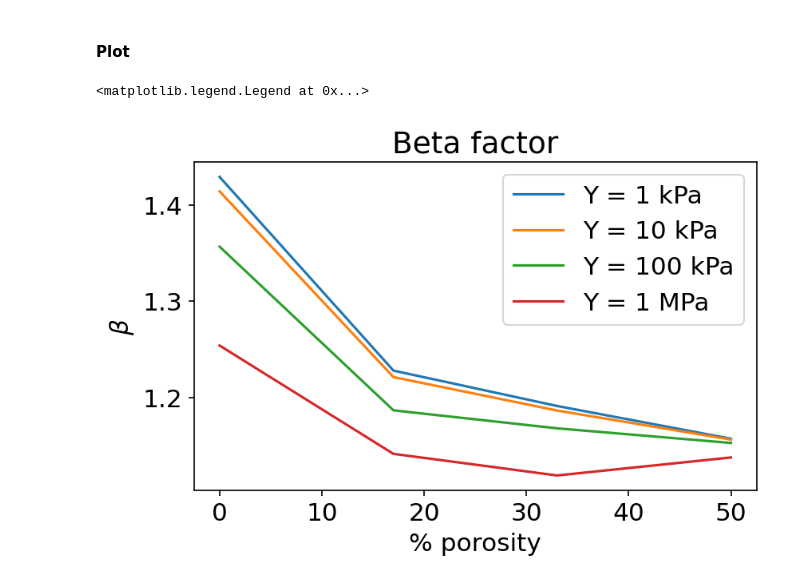
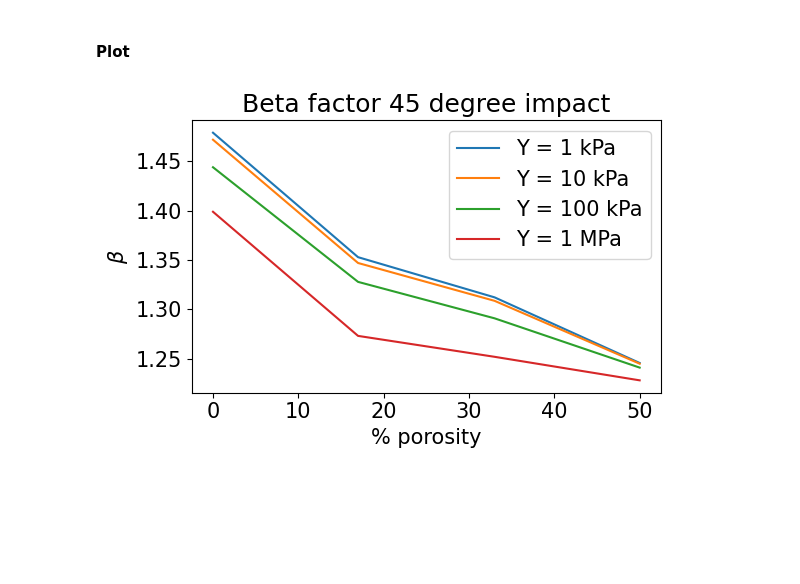
Before and after one commit to maxtue/DidymoonImpact, a Jupyter notebook: data_analysis/simulation_results.ipynb, the cells around one changed output. Cells and saved outputs as stored; diff of their text form; code cells hidden in the pictures; blank space fills up the shorter version.

Commit message:
beta and momentum figures created

```diff
--- a/data_analysis/simulation_results.ipynb
+++ b/data_analysis/simulation_results.ipynb
@@ -9,11 +9,13 @@ import pandas as pd
 
 import os
 import h5py
+import quantecon as qe
+
 from betafactor import betafactor
 
 %load_ext nb_black
 %matplotlib inline
-plt.rcParams["figure.dpi"] = 150
+plt.rcParams["figure.dpi"] = 100
 pd.set_option("display.precision", 2)
 plt.rcParams.update({"font.size": 15})
 plt.rcParams.update({"figure.autolayout": True})
@@ -51,9 +55,10 @@ files
 [interactive output not drawn]
 # %%
 ejecta_thresh = 0.75
+angle = 45
 betas = {}
 for i, file in enumerate(files):
-    betas[file.split("impact_")[1].split(".")[0]] = betafactor(file, ejecta_thresh)
+    betas[file.split("impact_")[1].split(".")[0]], recoil_momentum = betafactor(file, ejecta_thresh,angle)
 # %% [output]
 [interactive output not drawn]
 # %%
@@ -69,15 +74,14 @@ porosities_plot = [0, 17, 33, 50]
 # %%
 fig, ax = plt.subplots()
 ax.plot(porosities_plot, strengths_plot[0], label=f"Y = 1 kPa")
 ax.plot(porosities_plot, strengths_plot[1], label=f"Y = 10 kPa")
 ax.plot(porosities_plot, strengths_plot[2], label=f"Y = 100 kPa")
 ax.plot(porosities_plot, strengths_plot[3], label=f"Y = 1 MPa")
-ax.set_title("Beta factor")
+ax.set_title("Beta factor 45 degree impact")
 ax.set_ylabel(r"$\beta$")
 ax.set_xlabel("% porosity")
 plt.legend()
-# fig.savefig("../MasterThesis/images/beta_results.pdf")
+fig.savefig("../MasterThesis/images/beta_results_ang45.pdf")
 # %% [output]
-<matplotlib.legend.Legend at 0x...>
-[figure, old version]
+[figure, new version]
 [interactive output not drawn]
```
Also changed, not shown: parts of 4 cells of this notebook, 8 other files.
